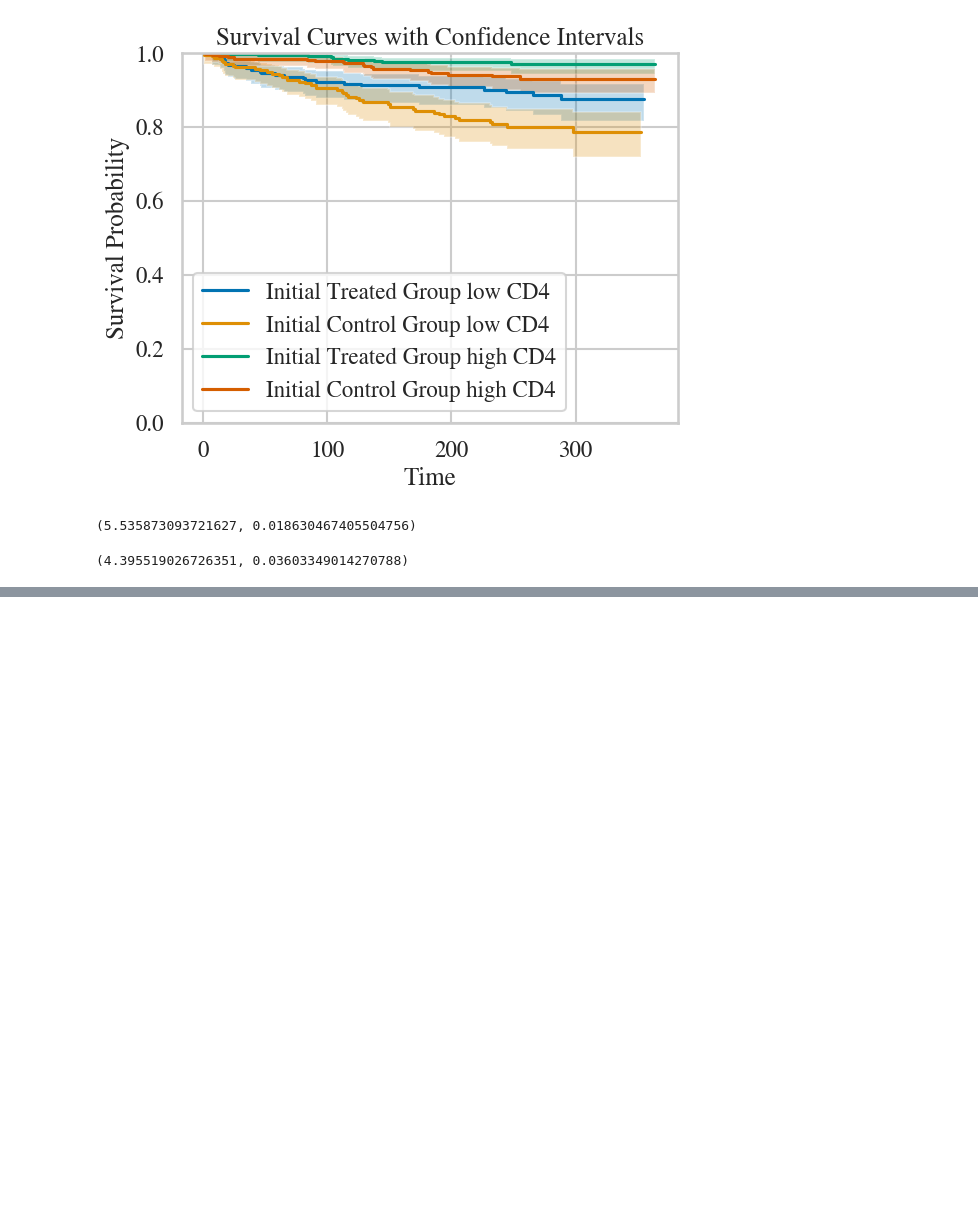
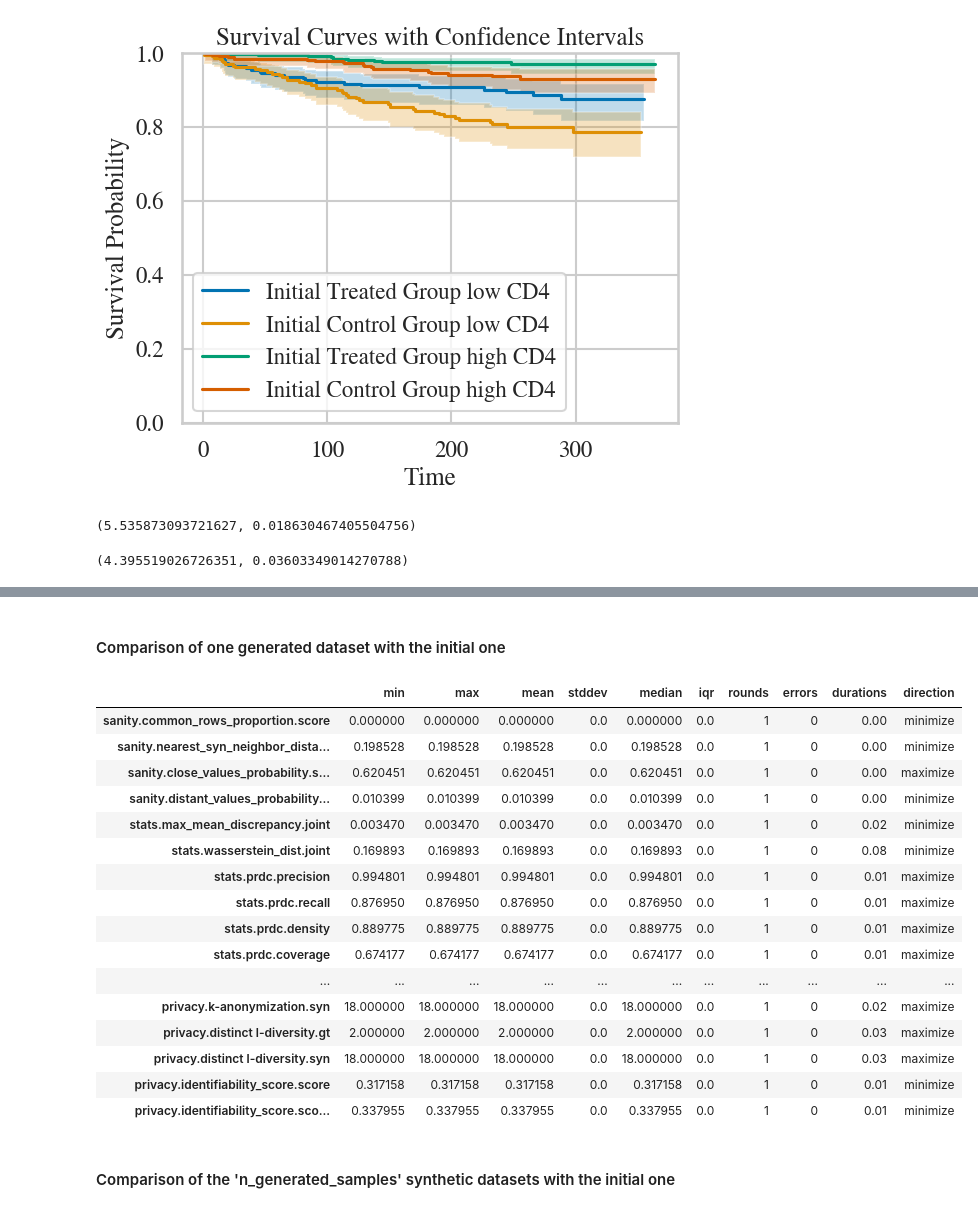
Before and after one commit to aguilloux/HI-VAE_Pytorch, a Jupyter notebook: tutorial_Aids_with_analysis_control_survGAN.ipynb, the cells around one changed output, grey strips where cells are left out. Drawn from its saved outputs; the diff is of its cells as text; code cells hidden in the pictures; blank space fills up the shorter version.

Commit message:
add synthcity metrics evaluation at the end of tuto survGAN Aids

```diff
--- a/tutorial_Aids_with_analysis_control_survGAN.ipynb
+++ b/tutorial_Aids_with_analysis_control_survGAN.ipynb
@@ -679,0 +704,57 @@ compare_survival(Y_gen_highcd4,X_gen_highcd4[:,number_column_treatment])
+# %%
+list_df_transformed_generated = []
+for j in range(n_generated_sample):
+    df_transformed_generated_j = pd.DataFrame(est_data_gen_transformed[j].numpy(), columns=aids_control_columns)
+    df_transformed_generated_j['treatment'] = 0
+    list_df_transformed_generated.append(df_transformed_generated_j)
+# %% [markdown]
+#### Comparison of one generated dataset with the initial one
+# %%
+X_gt = SurvivalAnalysisDataLoader(
+    df_transformed_initial,
+    target_column="censor",
+    time_to_event_column="time",
+)
+
+X_syn = SurvivalAnalysisDataLoader(
+    list_df_transformed_generated[0],
+    target_column="censor",
+    time_to_event_column="time",
+)
+
+scores = Metrics().evaluate(X_gt=X_gt, # can be dataloaders or dataframes
+                            X_syn=X_syn,
+                            reduction='mean', # default mean
+                            n_histogram_bins=10, # default 10
+                            metrics=None, # all metrics
+                            task_type='survival_analysis',
+                            use_cache=True,
+                            n_folds=5)
+# %%
+# Set display options
+pd.set_option('display.max_rows', None)      # Show all rows
+pd.set_option('display.max_columns', None)   # Show all columns
+pd.set_option('display.width', None)         # Prevent line wrapping
+pd.set_option('display.max_colwidth', None)  # Show full content of each column
+
+scores
+# %% [output]
+|  | min | max | mean | stddev | median | iqr | rounds | errors | durations | direction |
+| sanity.common_rows_proportion.score | 0.000000 | 0.000000 | 0.000000 | 0.0 | 0.000000 | 0.0 | 1 | 0 | 0.00 | minimize |
+| sanity.nearest_syn_neighbor_dista... | 0.198528 | 0.198528 | 0.198528 | 0.0 | 0.198528 | 0.0 | 1 | 0 | 0.00 | minimize |
+| sanity.close_values_probability.s... | 0.620451 | 0.620451 | 0.620451 | 0.0 | 0.620451 | 0.0 | 1 | 0 | 0.00 | maximize |
+| sanity.distant_values_probability... | 0.010399 | 0.010399 | 0.010399 | 0.0 | 0.010399 | 0.0 | 1 | 0 | 0.00 | minimize |
+| stats.max_mean_discrepancy.joint | 0.003470 | 0.003470 | 0.003470 | 0.0 | 0.003470 | 0.0 | 1 | 0 | 0.02 | minimize |
+| stats.wasserstein_dist.joint | 0.169893 | 0.169893 | 0.169893 | 0.0 | 0.169893 | 0.0 | 1 | 0 | 0.08 | minimize |
+| stats.prdc.precision | 0.994801 | 0.994801 | 0.994801 | 0.0 | 0.994801 | 0.0 | 1 | 0 | 0.01 | maximize |
+| stats.prdc.recall | 0.876950 | 0.876950 | 0.876950 | 0.0 | 0.876950 | 0.0 | 1 | 0 | 0.01 | maximize |
+| stats.prdc.density | 0.889775 | 0.889775 | 0.889775 | 0.0 | 0.889775 | 0.0 | 1 | 0 | 0.01 | maximize |
+| stats.prdc.coverage | 0.674177 | 0.674177 | 0.674177 | 0.0 | 0.674177 | 0.0 | 1 | 0 | 0.01 | maximize |
+| ... | ... | ... | ... | ... | ... | ... | ... | ... | ... | ... |
+| privacy.k-anonymization.syn | 18.000000 | 18.000000 | 18.000000 | 0.0 | 18.000000 | 0.0 | 1 | 0 | 0.02 | maximize |
+| privacy.distinct l-diversity.gt | 2.000000 | 2.000000 | 2.000000 | 0.0 | 2.000000 | 0.0 | 1 | 0 | 0.03 | maximize |
+| privacy.distinct l-diversity.syn | 18.000000 | 18.000000 | 18.000000 | 0.0 | 18.000000 | 0.0 | 1 | 0 | 0.03 | maximize |
+| privacy.identifiability_score.score | 0.317158 | 0.317158 | 0.317158 | 0.0 | 0.317158 | 0.0 | 1 | 0 | 0.01 | minimize |
+| privacy.identifiability_score.sco... | 0.337955 | 0.337955 | 0.337955 | 0.0 | 0.337955 | 0.0 | 1 | 0 | 0.01 | minimize |
+# %% [markdown]
+#### Comparison of the 'n_generated_samples' synthetic datasets with the initial one
```
Also changed, not shown: parts of 19 cells of this notebook.
